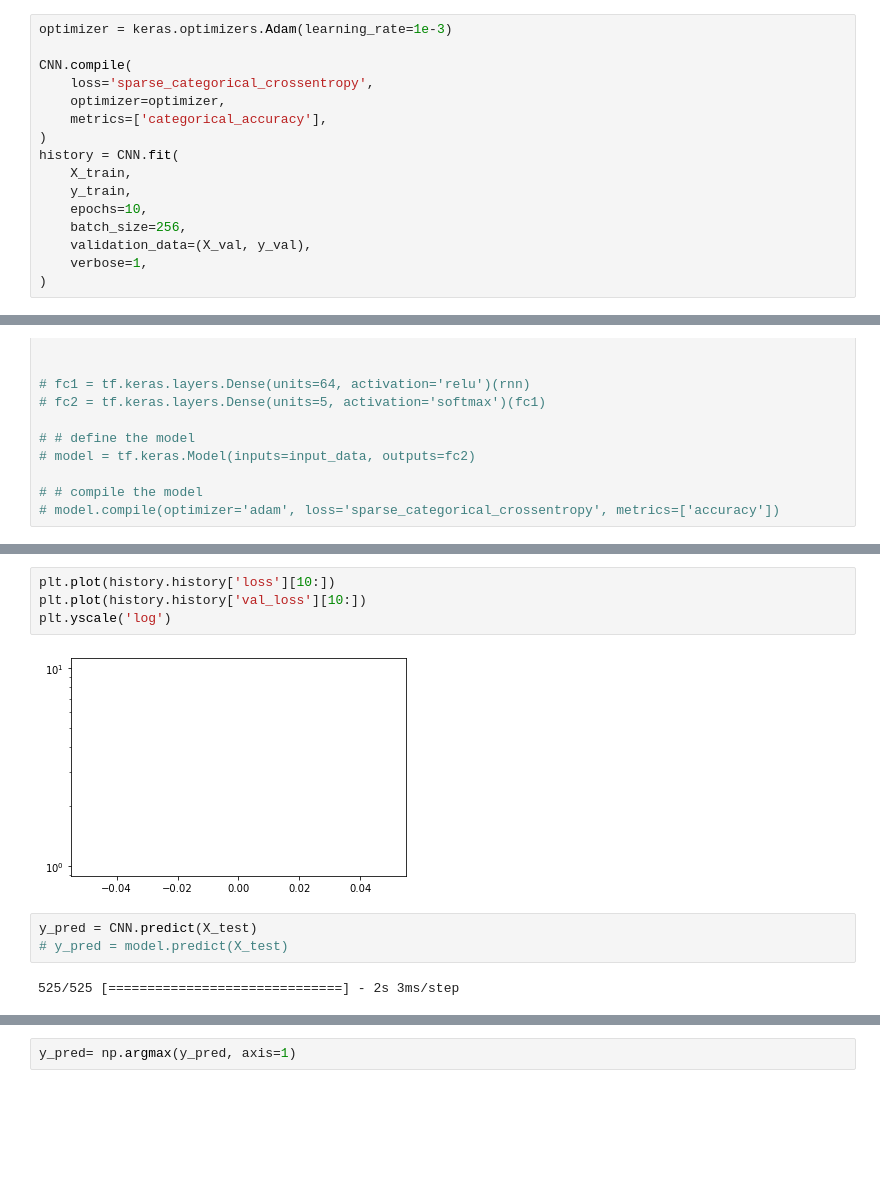
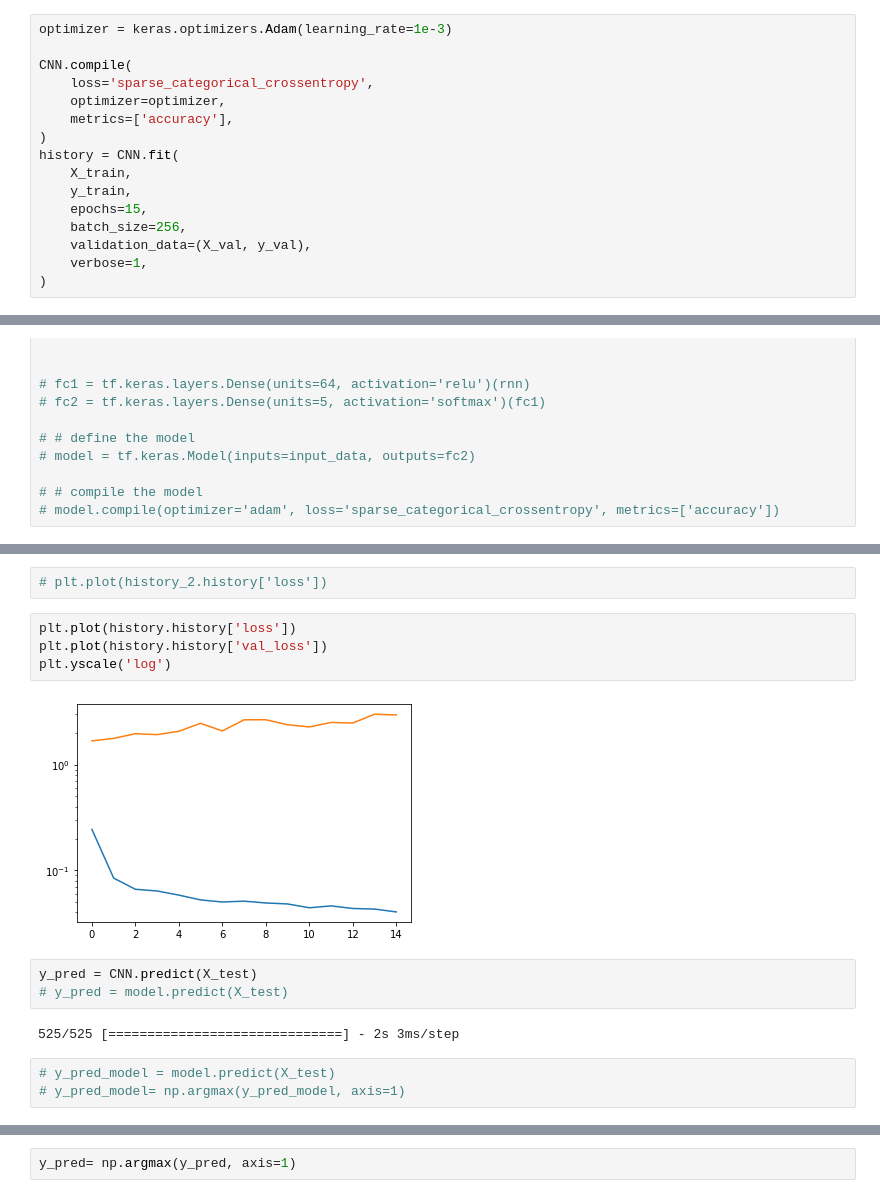
Before and after one commit to fernandofks/data_ML_notebooks, a Jupyter notebook: WalkAI_multiple_directions_90_speed_classifier.ipynb, the cells around one changed output, grey strips where cells are left out. Saved outputs shown, nothing was run; the diff lists cells and outputs as text; blank space fills up the shorter version.

```diff
--- a/WalkAI_multiple_directions_90_speed_classifier.ipynb
+++ b/WalkAI_multiple_directions_90_speed_classifier.ipynb
@@ -377,12 +411,12 @@ optimizer = keras.optimizers.Adam(learning_rate=1e-3)
 CNN.compile(
     loss='sparse_categorical_crossentropy',
     optimizer=optimizer,
-    metrics=['categorical_accuracy'],
+    metrics=['accuracy'],
 )
 history = CNN.fit(
     X_train,
     y_train,
-    epochs=10,
+    epochs=15,
     batch_size=256,
     validation_data=(X_val, y_val),
     verbose=1,
@@ -523,14 +567,19 @@ KeyError: 'categorical_accuracy'
+# %%
+# plt.plot(history_2.history['loss'])
 # %%
-plt.plot(history.history['loss'][10:])
-plt.plot(history.history['val_loss'][10:])
+plt.plot(history.history['loss'])
+plt.plot(history.history['val_loss'])
 plt.yscale('log')
 # %% [output]
-[figure, old version]
+[figure, new version]
 # %%
 y_pred = CNN.predict(X_test)
 # y_pred = model.predict(X_test)
 # %% [output]
 525/525 [==============================] - 2s 3ms/step
+# %%
+# y_pred_model = model.predict(X_test)
+# y_pred_model= np.argmax(y_pred_model, axis=1)
 # %%
 y_pred
 # %% [output]
```
Also changed, not shown: parts of 16 cells of this notebook, 36 other files.
